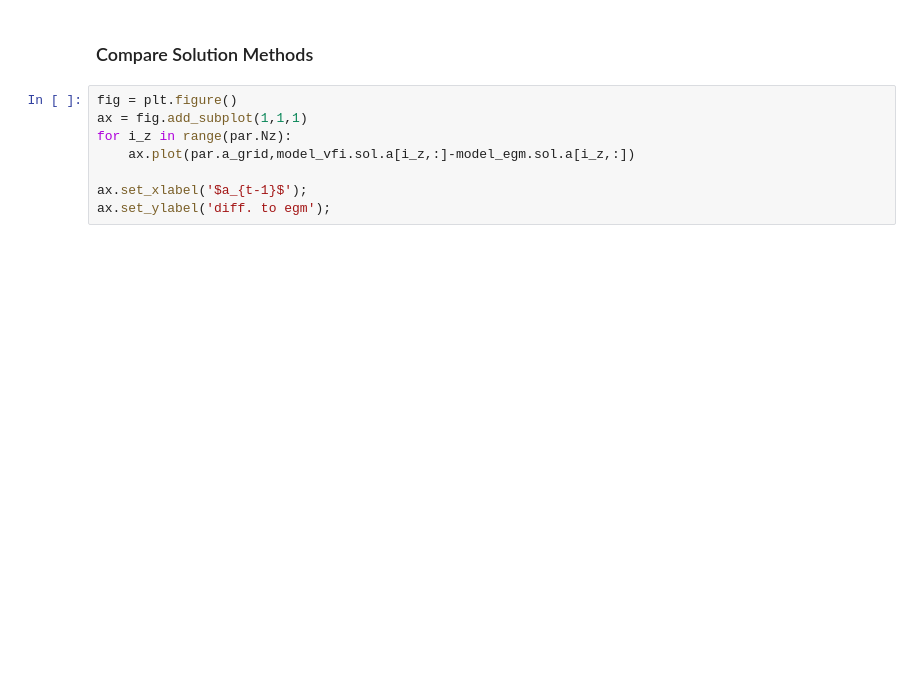
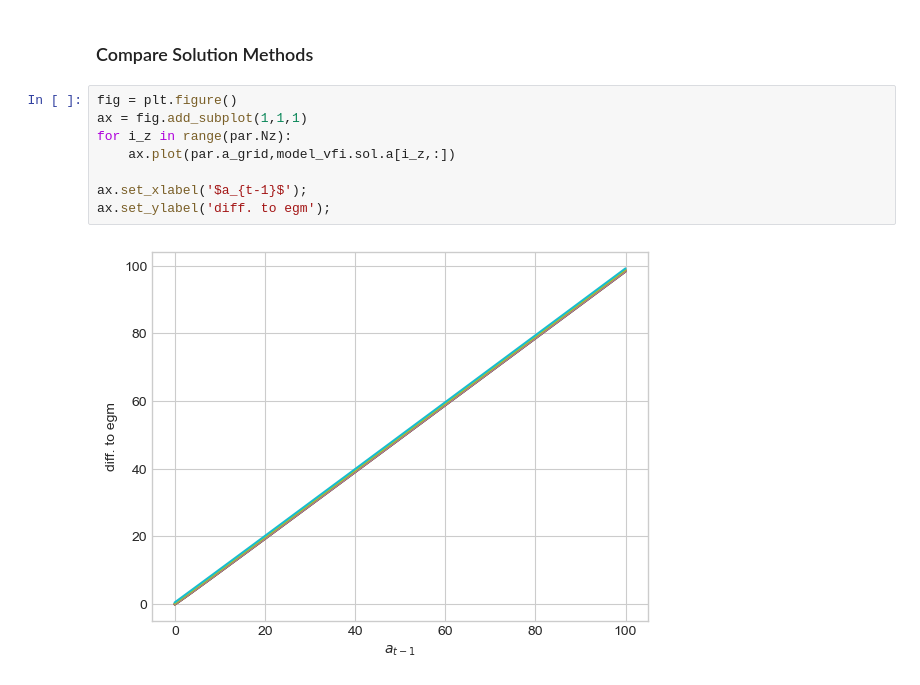
Before and after one commit to Bernseng/Dynamic-Programming-Project, a Jupyter notebook: project.ipynb, the cells around one changed output. Cells and saved outputs as stored; diff of their text form; blank space fills up the shorter version.

```diff
--- a/project.ipynb
+++ b/project.ipynb
@@ -65,8 +127,10 @@ model_egm.solve(do_print=True,algo='egm')
 # %%
 fig = plt.figure()
 ax = fig.add_subplot(1,1,1)
 for i_z in range(par.Nz):
-    ax.plot(par.a_grid,model_vfi.sol.a[i_z,:]-model_egm.sol.a[i_z,:])
+    ax.plot(par.a_grid,model_vfi.sol.a[i_z,:])
 
 ax.set_xlabel('$a_{t-1}$');
 ax.set_ylabel('diff. to egm');
+# %% [output]
+[figure, added]
```
Also changed, not shown: parts of 3 cells of this notebook, 1 other file.
